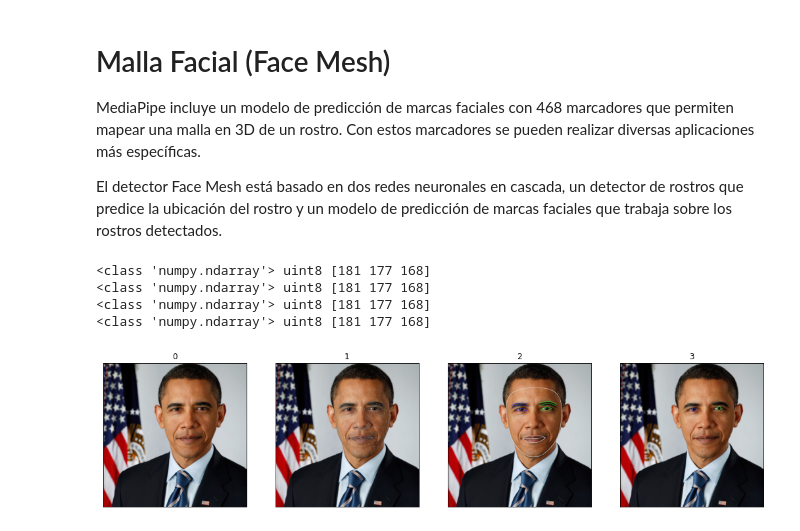
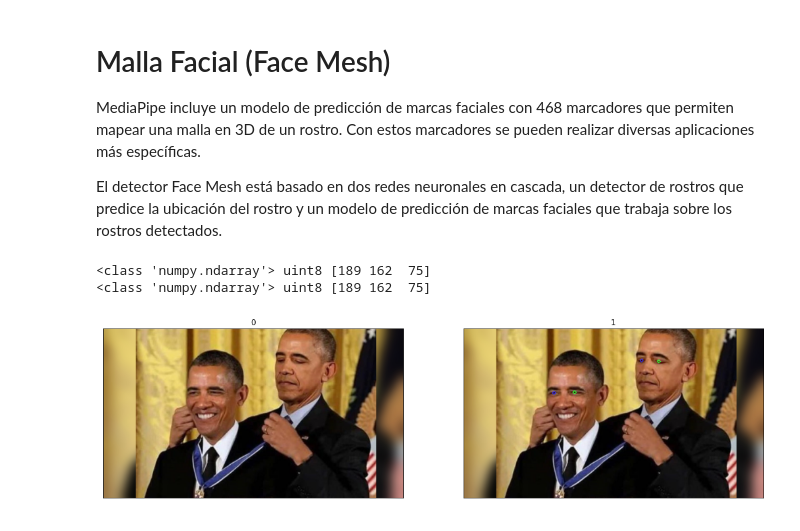
Before and after one commit to tabris2015/computer-vision-unifranz2021, a Jupyter notebook: mediapipe/faces.ipynb, the cells around one changed output. Drawn from its saved outputs; the diff is of its cells as text; code cells hidden in the pictures.

```diff
--- a/mediapipe/faces.ipynb
+++ b/mediapipe/faces.ipynb
@@ -49,44 +49,43 @@ El detector Face Mesh está basado en dos redes neuronales en cascada, un detect
 face_mesh = mp.solutions.face_mesh
 drawing_spec = mp_drawing.DrawingSpec(thickness=1, circle_radius=1)
 
-img = cv2.cvtColor(cv2.imread("../object_detection/obama.jpg"), cv2.COLOR_BGR2RGB)
+img = cv2.cvtColor(cv2.imread("../object_detection/obama2.jpg"), cv2.COLOR_BGR2RGB)
 
 
-with face_mesh.FaceMesh(static_image_mode=True, max_num_faces=1, refine_landmarks=True) as mesh_detector:
+with face_mesh.FaceMesh(static_image_mode=True, max_num_faces=2, refine_landmarks=True) as mesh_detector:
     results = mesh_detector.process(img)
     out_mesh = img.copy()
     out_contours = img.copy()
     out_iris = img.copy()
 
 
     for face_landmarks in results.multi_face_landmarks:
+        # print(face_landmarks)
         mp_drawing.draw_landmarks(
             image=out_mesh,
             landmark_list=face_landmarks,
             connections=face_mesh.FACEMESH_TESSELATION,
             landmark_drawing_spec=None,
             connection_drawing_spec=mp_drawing_styles.get_default_face_mesh_tesselation_style()
         )
         mp_drawing.draw_landmarks(
           image=out_contours,
           landmark_list=face_landmarks,
           connections=face_mesh.FACEMESH_CONTOURS,
           landmark_drawing_spec=None,
           connection_drawing_spec=mp_drawing_styles.get_default_face_mesh_contours_style()
         )
         mp_drawing.draw_landmarks(
           image=out_iris,
           landmark_list=face_landmarks,
           connections=face_mesh.FACEMESH_IRISES,
           landmark_drawing_spec=None,
           connection_drawing_spec=mp_drawing_styles.get_default_face_mesh_iris_connections_style()
         )
 
 
-display_color_row(img, out_mesh, out_contours, out_iris)
+display_color_row(img, out_iris) #, out_contours, out_iris)
 # %% [output]
-<class 'numpy.ndarray'> uint8 [181 177 168]
-<class 'numpy.ndarray'> uint8 [181 177 168]
-<class 'numpy.ndarray'> uint8 [181 177 168]
-<class 'numpy.ndarray'> uint8 [181 177 168]
+<class 'numpy.ndarray'> uint8 [189 162  75]
+<class 'numpy.ndarray'> uint8 [189 162  75]
-[figure, old version]
+[figure, new version]
```
Also changed, not shown: parts of 1 cell of this notebook, 8 other files.
